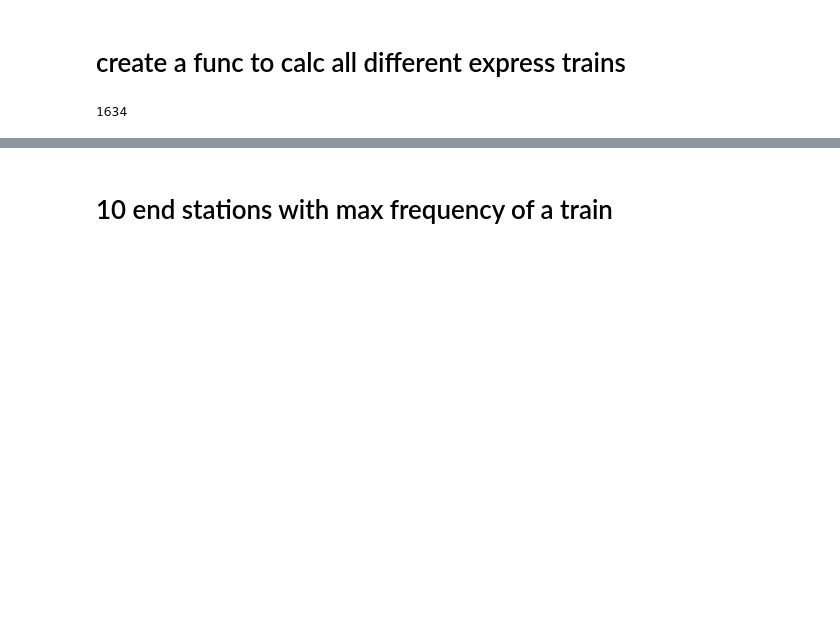
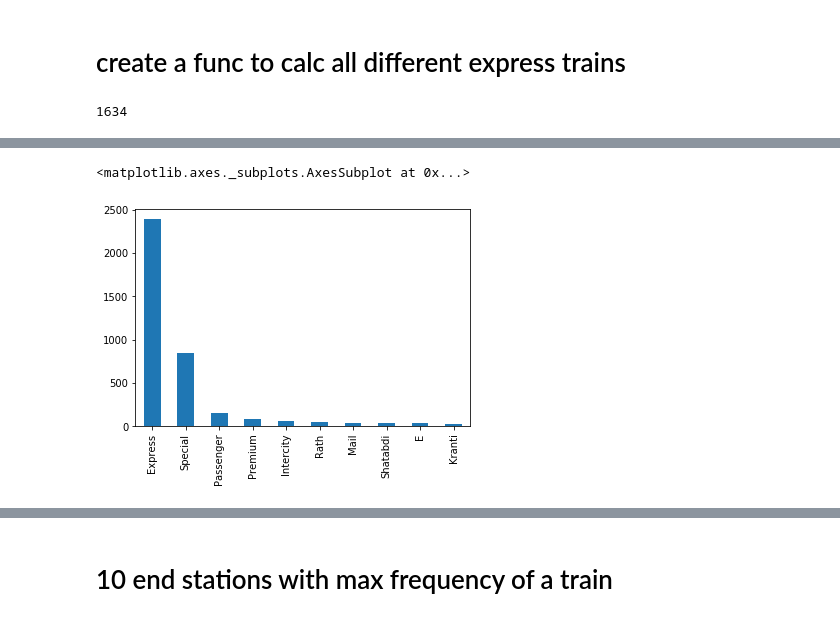
Before and after one commit to shan-2205/EDA, a Jupyter notebook: Indian_trains.ipynb, the cells around one changed output, grey strips where cells are left out. Saved outputs shown, nothing was run; the diff lists cells and outputs as text; code cells hidden in the pictures; blank space fills up the shorter version.

```diff
--- a/Indian_trains.ipynb
+++ b/Indian_trains.ipynb
@@ -151,0 +203,5 @@ df['Train name'].str.contains('Express').sum()
+# %%
+def split(x):
+    return x.split()[-1]
+# %%
+df['type']=df['Train name'].apply(split)
@@ -151,0 +259,5 @@ df['Train name'].str.contains('Express').sum()
+# %%
+df['type'].value_counts().nlargest(10).plot.bar()
+# %% [output]
+<matplotlib.axes._subplots.AxesSubplot at 0x...>
+[figure, added]
```
Also changed, not shown: parts of 43 cells of this notebook.
